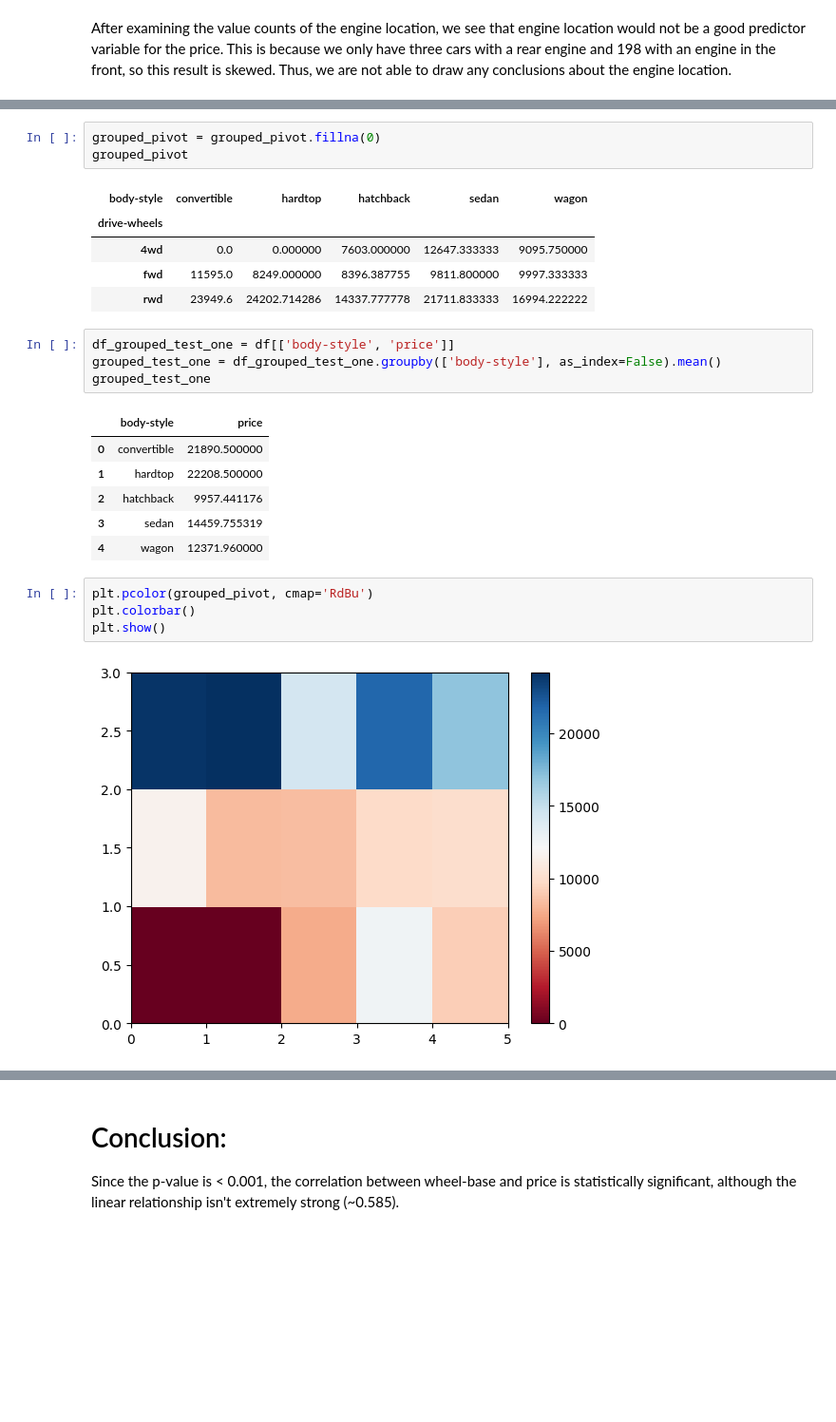
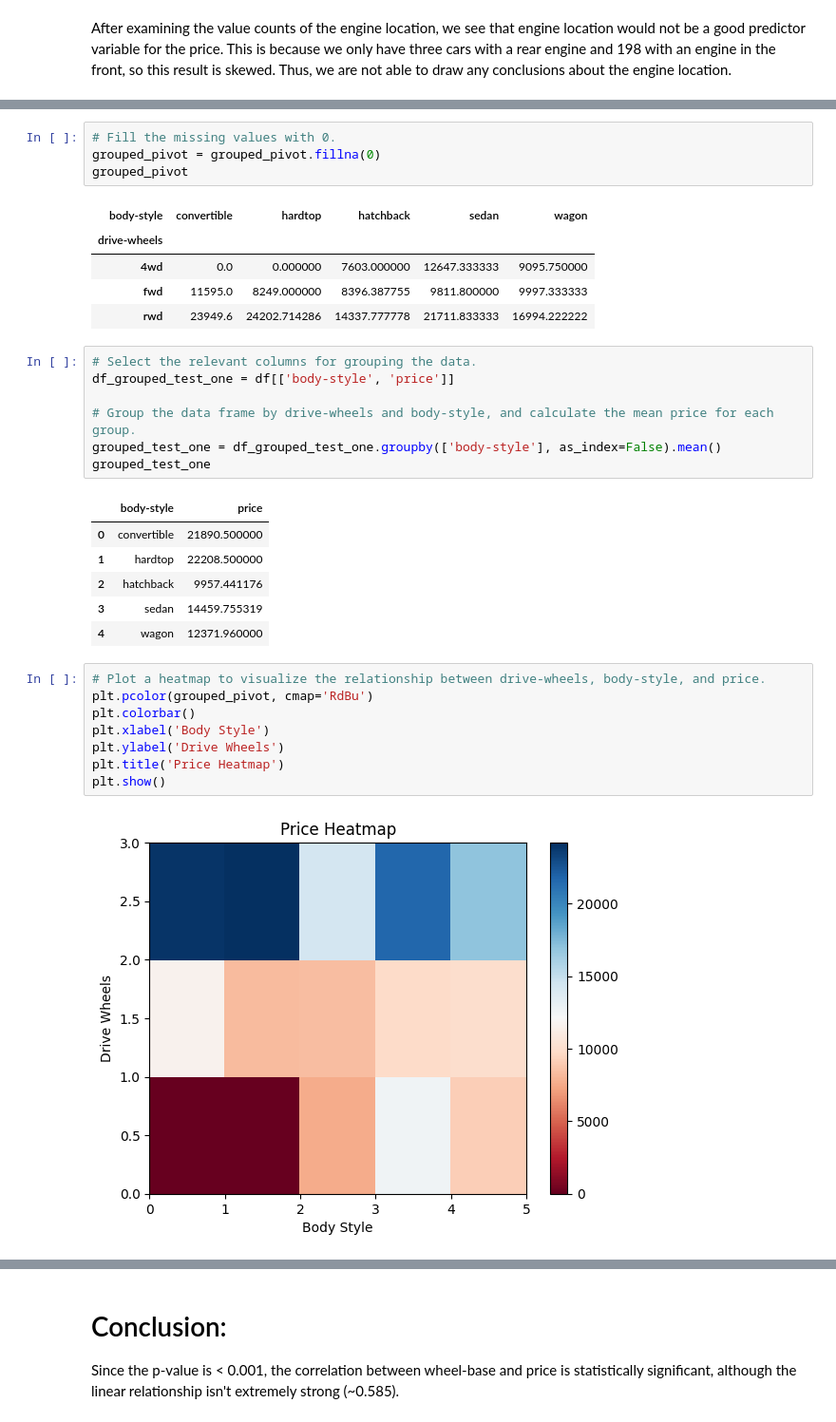
Before and after one commit to mariacristina13/Car_Price_EDA, a Jupyter notebook: Car_Price_EDA.ipynb, the cells around one changed output, grey strips where cells are left out. Shown at 95% size. Cells and saved outputs as stored; diff of their text form; blank space fills up the shorter version.

```diff
--- a/Car_Price_EDA.ipynb
+++ b/Car_Price_EDA.ipynb
@@ -239,6 +251,7 @@ grouped_pivot
 | fwd | 11595.0 | 8249.000000 | 8396.387755 | 9811.800000 | 9997.333333 |
 | rwd | 23949.6 | 24202.714286 | 14337.777778 | 21711.833333 | 16994.222222 |
 # %%
+# Fill the missing values with 0.
 grouped_pivot = grouped_pivot.fillna(0)
 grouped_pivot
 # %% [output]
@@ -248,7 +261,10 @@ grouped_pivot
 | fwd | 11595.0 | 8249.000000 | 8396.387755 | 9811.800000 | 9997.333333 |
 | rwd | 23949.6 | 24202.714286 | 14337.777778 | 21711.833333 | 16994.222222 |
 # %%
+# Select the relevant columns for grouping the data.
 df_grouped_test_one = df[['body-style', 'price']]
+
+# Group the data frame by drive-wheels and body-style, and calculate the mean price for each group.
 grouped_test_one = df_grouped_test_one.groupby(['body-style'], as_index=False).mean()
 grouped_test_one
 # %% [output]
@@ -259,9 +275,13 @@ grouped_test_one
 | 3 | sedan | 14459.755319 |
 | 4 | wagon | 12371.960000 |
 # %%
+# Plot a heatmap to visualize the relationship between drive-wheels, body-style, and price.
 plt.pcolor(grouped_pivot, cmap='RdBu')
 plt.colorbar()
+plt.xlabel('Body Style')
+plt.ylabel('Drive Wheels')
+plt.title('Price Heatmap')
 plt.show()
 # %% [output]
-[figure, old version]
+[figure, new version]
 # %%
```
Also changed, not shown: parts of 16 cells of this notebook.
